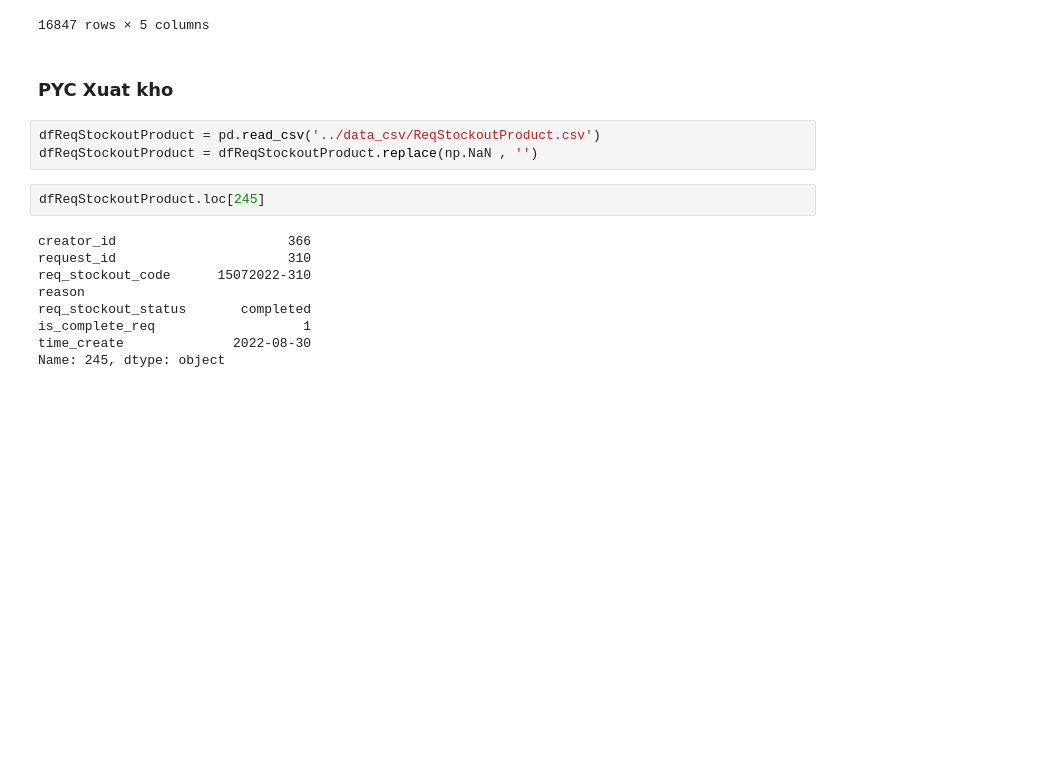
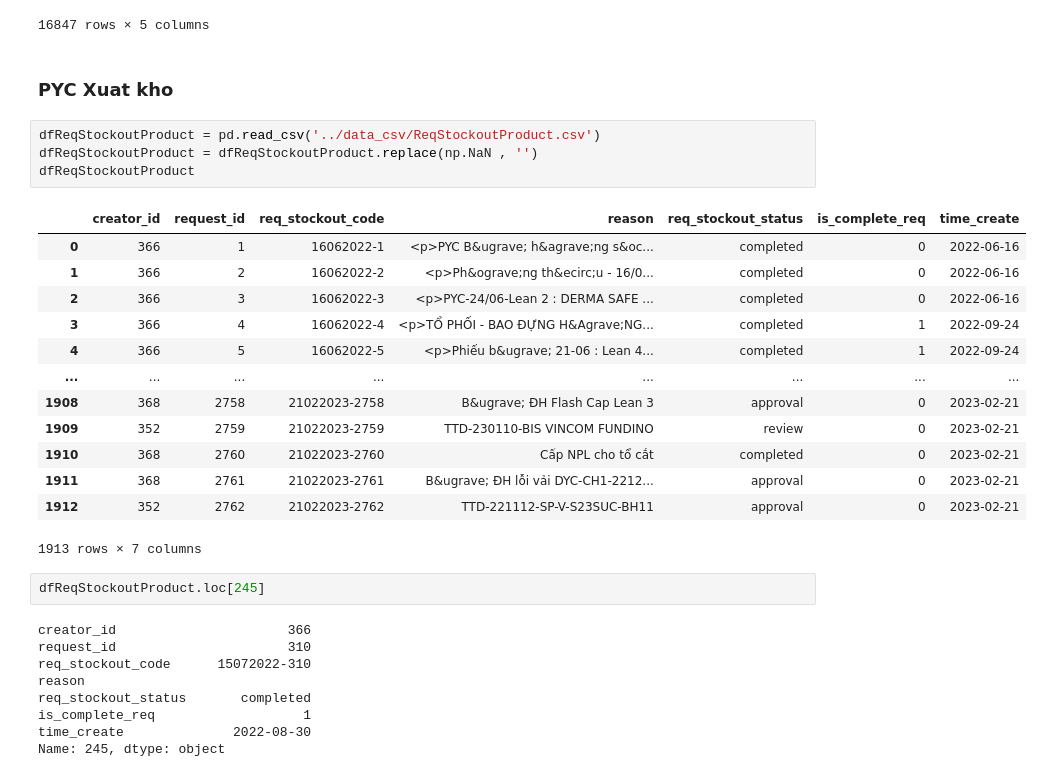
Before and after one commit to Thang1703hrsh/TMSDjango, a Jupyter notebook: temporary/req_stockout.ipynb, the cells around one changed output. Drawn from its saved outputs; the diff is of its cells as text; blank space fills up the shorter version.

```diff
--- a/temporary/req_stockout.ipynb
+++ b/temporary/req_stockout.ipynb
@@ -70,6 +70,21 @@ dfProductUnit
 # %%
 dfReqStockoutProduct = pd.read_csv('../data_csv/ReqStockoutProduct.csv')
 dfReqStockoutProduct = dfReqStockoutProduct.replace(np.NaN , '')
+dfReqStockoutProduct
+# %% [output]
+|  | creator_id | request_id | req_stockout_code | reason | req_stockout_status | is_complete_req | time_create |
+| 0 | 366 | 1 | 16062022-1 | <p>PYC B&ugrave; h&agrave;ng s&oc... | completed | 0 | 2022-06-16 |
+| 1 | 366 | 2 | 16062022-2 | <p>Ph&ograve;ng th&ecirc;u - 16/0... | completed | 0 | 2022-06-16 |
+| 2 | 366 | 3 | 16062022-3 | <p>PYC-24/06-Lean 2 : DERMA SAFE ... | completed | 0 | 2022-06-16 |
+| 3 | 366 | 4 | 16062022-4 | <p>TỔ PHỐI - BAO ĐỰNG H&Agrave;NG... | completed | 1 | 2022-09-24 |
+| 4 | 366 | 5 | 16062022-5 | <p>Phiếu b&ugrave; 21-06 : Lean 4... | completed | 1 | 2022-09-24 |
+| ... | ... | ... | ... | ... | ... | ... | ... |
+| 1908 | 368 | 2758 | 21022023-2758 | B&ugrave; ĐH Flash Cap Lean 3 | approval | 0 | 2023-02-21 |
+| 1909 | 352 | 2759 | 21022023-2759 | TTD-230110-BIS VINCOM FUNDINO | review | 0 | 2023-02-21 |
+| 1910 | 368 | 2760 | 21022023-2760 | Cấp NPL cho tổ cắt | completed | 0 | 2023-02-21 |
+| 1911 | 368 | 2761 | 21022023-2761 | B&ugrave; ĐH lỗi vải DYC-CH1-2212... | approval | 0 | 2023-02-21 |
+| 1912 | 352 | 2762 | 21022023-2762 | TTD-221112-SP-V-S23SUC-BH11 | approval | 0 | 2023-02-21 |
+1913 rows × 7 columns
 # %%
 dfReqStockoutProduct.loc[245]
 # %% [output]
```
Also changed, not shown: parts of 2 cells of this notebook, 8 other files.
